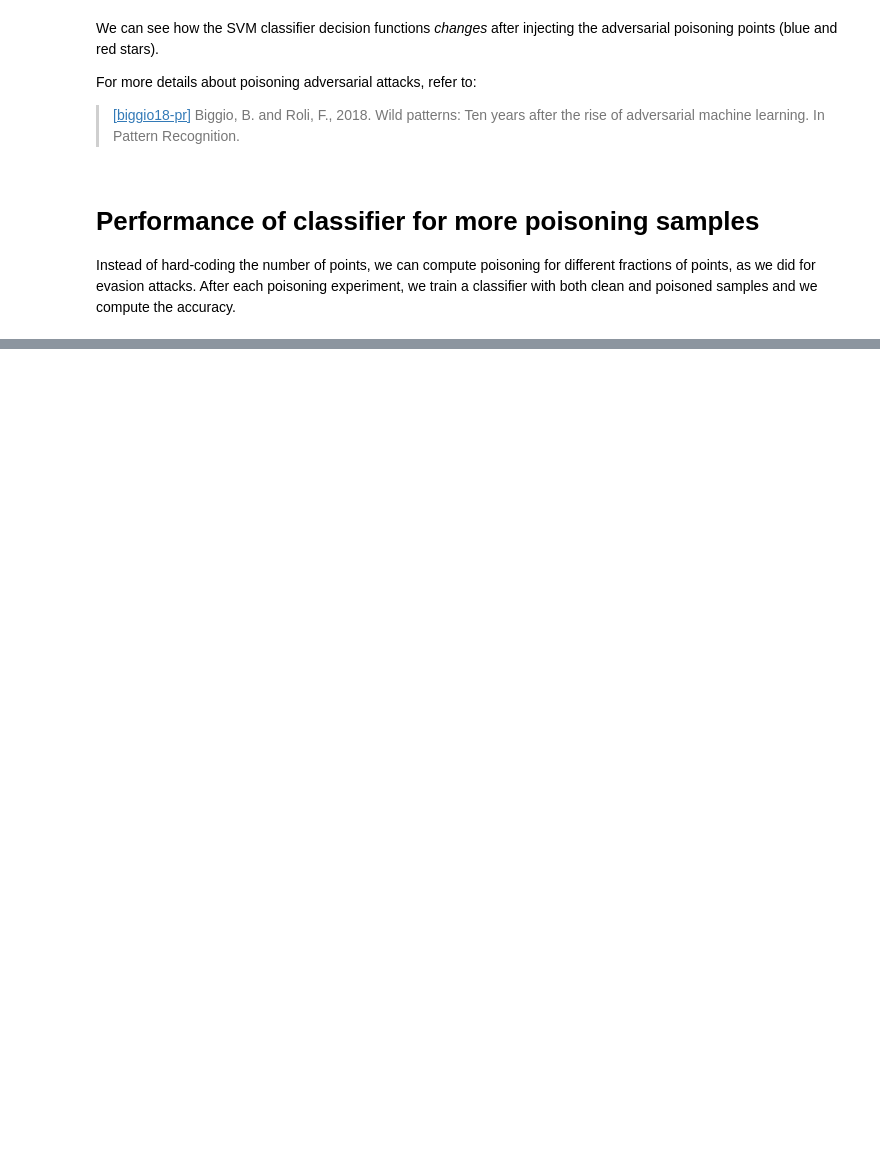
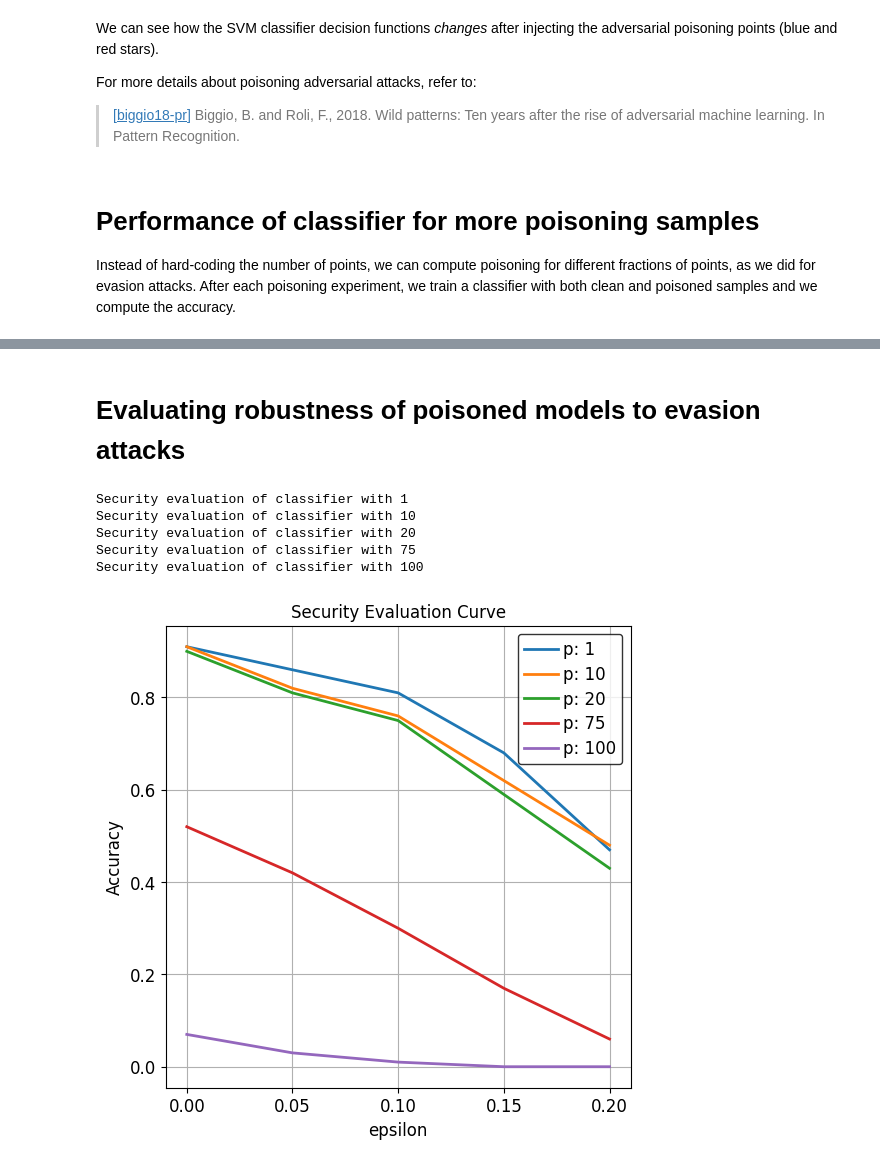
Before and after one commit to unica-mlsec/mlsec, a Jupyter notebook: labs/06_poisoning_attacks.ipynb, the cells around one changed output, grey strips where cells are left out. Saved outputs shown, nothing was run; the diff lists cells and outputs as text; code cells hidden in the pictures; blank space fills up the shorter version.

```diff
--- a/labs/06_poisoning_attacks.ipynb
+++ b/labs/06_poisoning_attacks.ipynb
@@ -258,0 +344,38 @@ fig.show()
+# %% [markdown]
+# Evaluating robustness of poisoned models to evasion attacks
+# %%
+from secml.adv.seceval import CSecEval
+from secml.adv.attacks import CFoolboxPGDL2
+
+steps = 100
+abs_stepsize = 0.05
+epsilons = CArray.linspace(0, 0.2, 5)
+
+# NOTE this is considered cheating!!!
+# we have to do it for bypassing foolbox's check on lb and ub
+ts.X = nmz.fit_transform(ts.X)
+
+sec_evals = []
+for (poisoned_classifier, number_poisoning_points) in zip(
+                        poisoned_clfs, n_poisoning_samples):
+    print(f"Security evaluation of classifier with {number_poisoning_points}")
+    evasion_attack = CFoolboxPGDL2(classifier=poisoned_classifier, steps=steps,
+                                   abs_stepsize=abs_stepsize, random_start=False)
+    sec_eval = CSecEval(attack=evasion_attack,
+                        param_values=epsilons, param_name='epsilon')
+    sec_eval.run_sec_eval(ts)
+    sec_evals.append(sec_eval.sec_exval_data)
+# %% [output]
+Security evaluation of classifier with 1
+Security evaluation of classifier with 10
+Security evaluation of classifier with 20
+Security evaluation of classifier with 75
+Security evaluation of classifier with 100
+# %%
+%matplotlib inline
+
+fig = CFigure()
+for (sec_eval_data, number_poisoning_points) in zip(sec_evals, n_poisoning_samples):
+    fig.sp.plot_sec_eval(sec_eval_data, label=f"p: {number_poisoning_points}")
+# %% [output]
+[figure, added]
```
Also changed, not shown: parts of 9 cells of this notebook.
